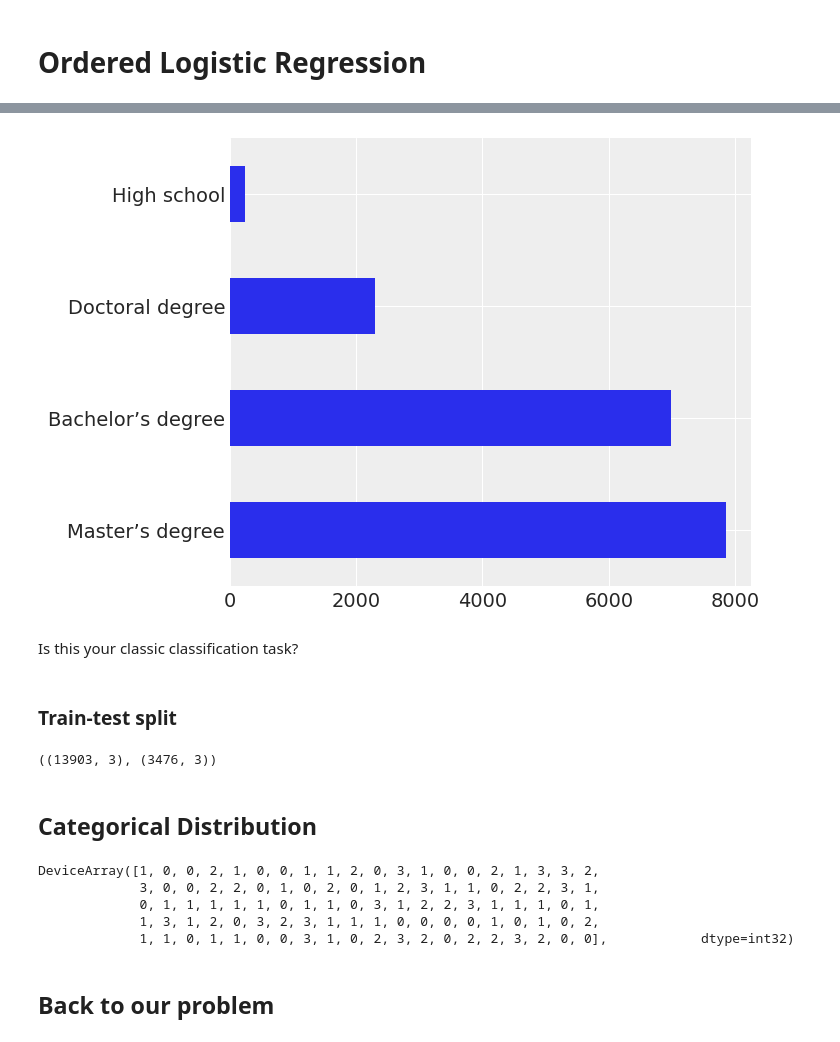
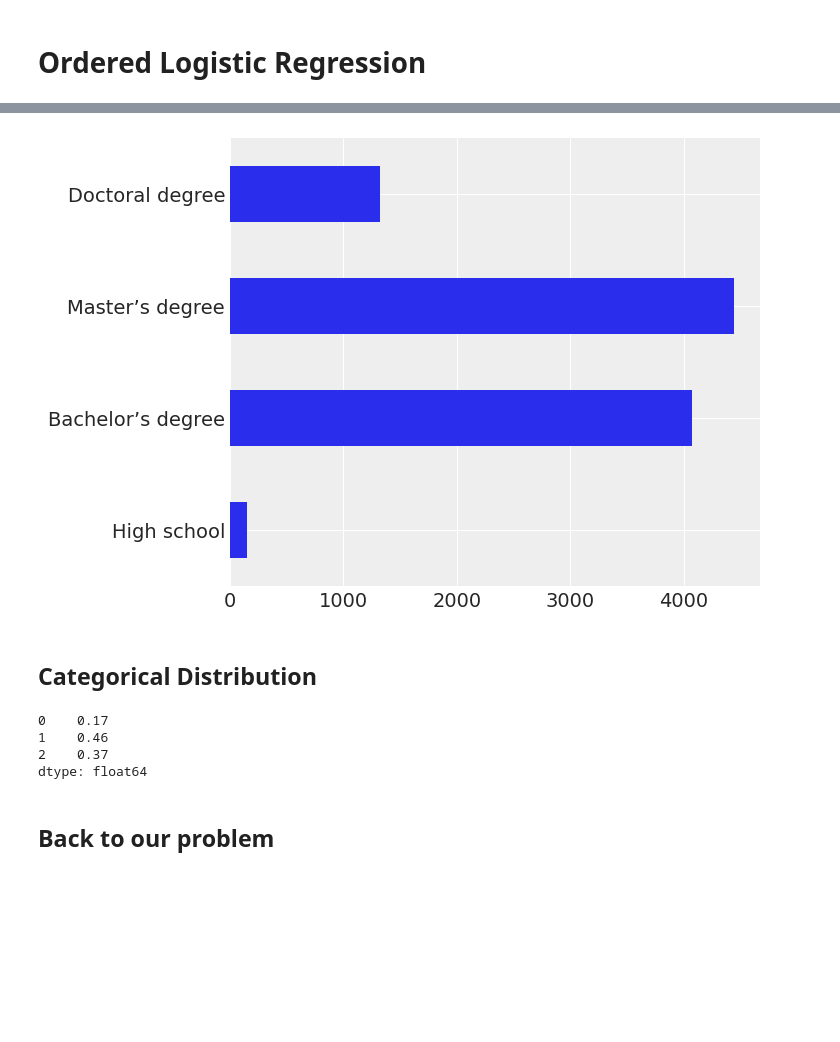
Before and after one commit to MarcoGorelli/pydataglobal-21, a Jupyter notebook: round 2.ipynb, the cells around one changed output, grey strips where cells are left out. Drawn from its saved outputs; the diff is of its cells as text; code cells hidden in the pictures; blank space fills up the shorter version.

```diff
--- a/round 2.ipynb
+++ b/round 2.ipynb
@@ -59,6 +63,2 @@ df
-# %%
-df['education'].value_counts().plot.barh();
-# %% [output]
-[figure, old version]
 # %%
 education_to_index = {
@@ -71,4 +69,0 @@ index_to_education = {val: key for key, val in education_to_index.items()}
-# %% [markdown]
-Is this your classic classification task?
-# %% [markdown]
-### Train-test split
@@ -78,19 +70,20 @@ test = df.loc[~df.index.isin(train.index)].copy().reset_index(drop=True)
-# %%
-train.shape, test.shape
-# %% [output]
-((13903, 3), (3476, 3))
+# %%
+df["education"].value_counts().reindex(education_to_index).plot.barh();
+# %% [output]
+[figure, new version]
 # %% [markdown]
 ## Categorical Distribution
 # %%
-dist.Categorical(probs=jnp.array([0.3, 0.4, 0.2, 0.1])).sample(
-    jax.random.PRNGKey(8), sample_shape=(100,)
-)
+# suppose we have the categories: 0, 1, and 2.
+# 20% chance of a sample belonging to class 0
+# 50% chance of a sample belonging to class 1
+# 30% chance of a sample belonging to class 2
+pd.Series(dist.Categorical(probs=jnp.array([.2, .5, .3])).sample(jax.random.PRNGKey(6), sample_shape=(100,))).value_counts(normalize=True).sort_index()
 # %% [output]
-DeviceArray([1, 0, 0, 2, 1, 0, 0, 1, 1, 2, 0, 3, 1, 0, 0, 2, 1, 3, 3, 2,
-             3, 0, 0, 2, 2, 0, 1, 0, 2, 0, 1, 2, 3, 1, 1, 0, 2, 2, 3, 1,
-             0, 1, 1, 1, 1, 1, 0, 1, 1, 0, 3, 1, 2, 2, 3, 1, 1, 1, 0, 1,
-             1, 3, 1, 2, 0, 3, 2, 3, 1, 1, 1, 0, 0, 0, 0, 1, 0, 1, 0, 2,
-             1, 1, 0, 1, 1, 0, 0, 3, 1, 0, 2, 3, 2, 0, 2, 2, 3, 2, 0, 0],            dtype=int32)
+0    0.17
+1    0.46
+2    0.37
+dtype: float64
 # %% [markdown]
 ## Back to our problem
 # %% [markdown]
```
Also changed, not shown: parts of 16 cells of this notebook.
